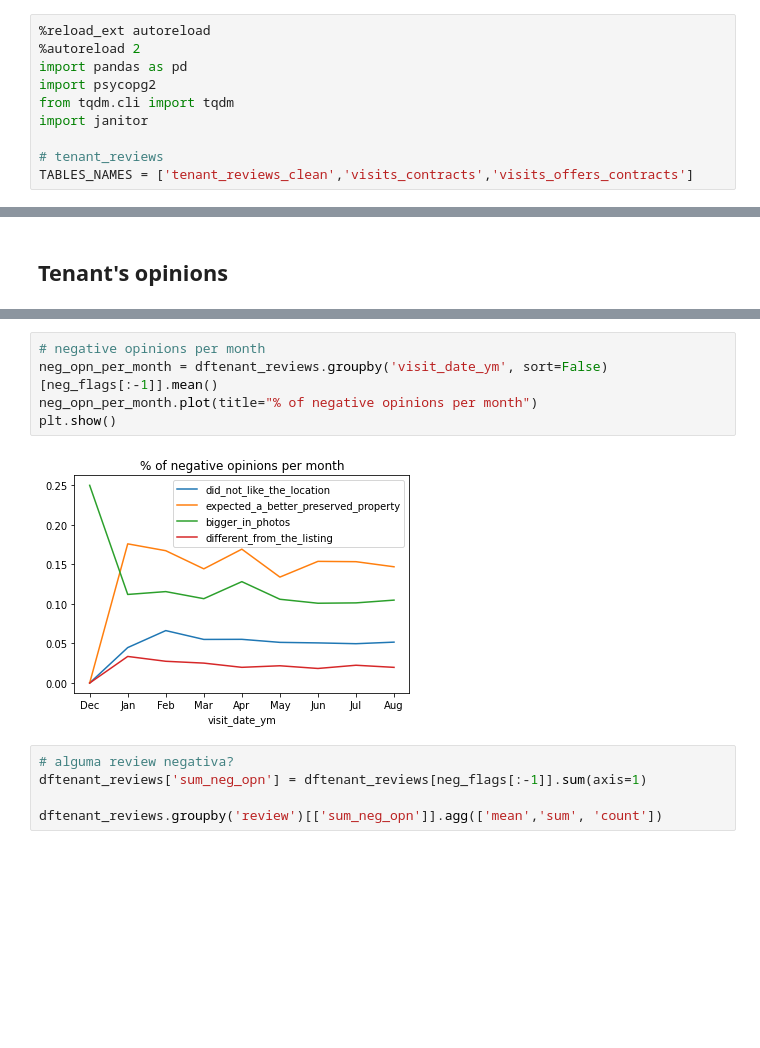
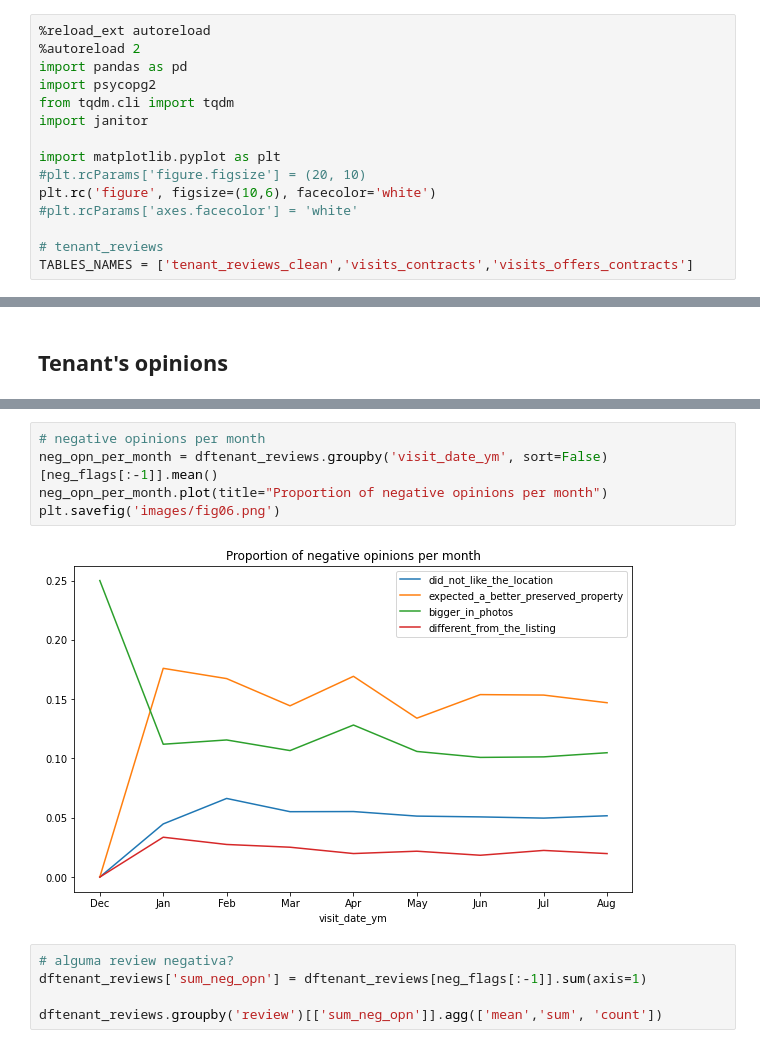
Before and after one commit to andrader/5oandar, a Jupyter notebook: EDA.ipynb, the cells around one changed output, grey strips where cells are left out. Saved outputs shown, nothing was run; the diff lists cells and outputs as text; blank space fills up the shorter version.

```diff
--- a/EDA.ipynb
+++ b/EDA.ipynb
@@ -43,6 +8,11 @@ import psycopg2
 from tqdm.cli import tqdm
 import janitor
 
+import matplotlib.pyplot as plt
+#plt.rcParams['figure.figsize'] = (20, 10)
+plt.rc('figure', figsize=(10,6), facecolor='white')
+#plt.rcParams['axes.facecolor'] = 'white'
+
 # tenant_reviews
 TABLES_NAMES = ['tenant_reviews_clean','visits_contracts','visits_offers_contracts']
 # %%
@@ -353,10 +332,10 @@ display(neg_flags_per_review.rename_axis(index='Negative opinions').style.format
 # %%
 # negative opinions per month
 neg_opn_per_month = dftenant_reviews.groupby('visit_date_ym', sort=False)[neg_flags[:-1]].mean()
-neg_opn_per_month.plot(title="% of negative opinions per month")
-plt.show()
+neg_opn_per_month.plot(title="Proportion of negative opinions per month")
+plt.savefig('images/fig06.png')
 # %% [output]
-[figure, old version]
+[figure, new version]
 # %%
 # alguma review negativa?
 dftenant_reviews['sum_neg_opn'] = dftenant_reviews[neg_flags[:-1]].sum(axis=1)
```
Also changed, not shown: parts of 11 cells of this notebook, 10 other files.
